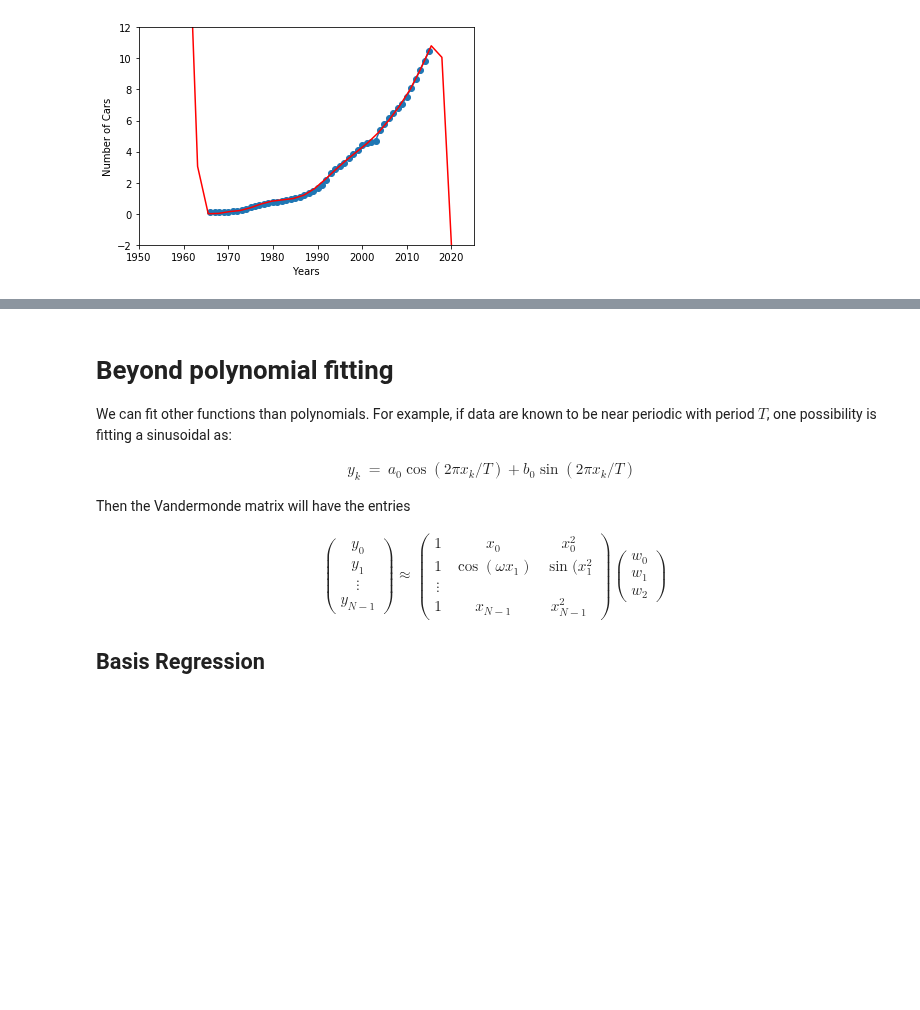
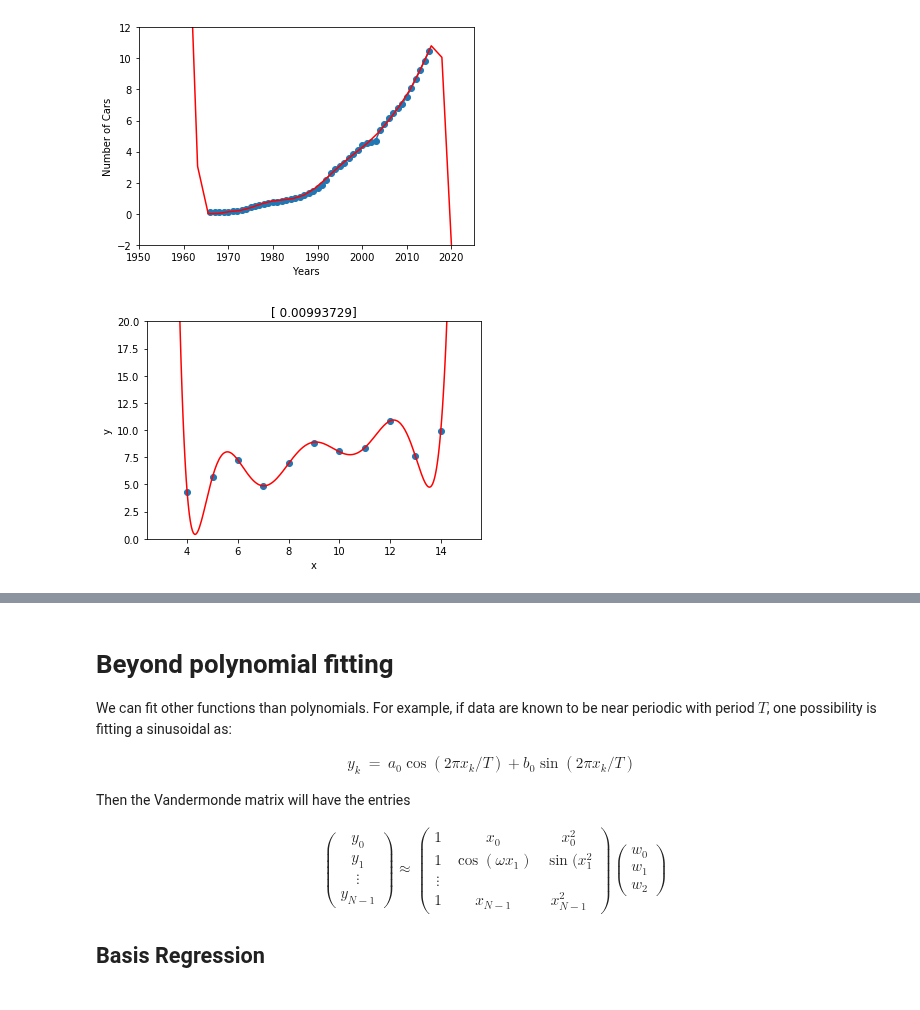
Before and after one commit to atcemgil/notes, a Jupyter notebook: Regression.ipynb, the cells around one changed output, grey strips where cells are left out. Saved outputs shown, nothing was run; the diff lists cells and outputs as text; code cells hidden in the pictures; blank space fills up the shorter version.

```diff
--- a/Regression.ipynb
+++ b/Regression.ipynb
@@ -768,3 +623,36 @@ plt.gca().set_xlim((1950,2025))
 plt.show()
 # %% [output]
 [figure]
+# %%
+N = len(x)
+x = np.array([10, 8, 13, 9, 11, 14, 6, 4, 12, 7, 5]).reshape((N,1))
+y = np.array([8.04, 6.95, 7.58, 8.81, 8.33, 9.96, 7.24, 4.26, 10.84, 4.82, 5.68]).reshape((N,1))
+#y = np.array([9.14, 8.14, 8.74, 8.77, 9.26, 8.10, 6.13, 3.10, 9.13, 7.26, 4.74]).reshape((N,1))
+#y = np.array([7.46, 6.77, 12.74, 7.11, 7.81, 8.84, 6.08, 5.39, 8.15, 6.42, 5.73]).reshape((N,1))
+
+def fit_and_plot_poly(degree):
+
+    #A = np.hstack((np.power(x,0), np.power(x,1), np.power(x,2)))
+    A = np.hstack((np.power(x,i) for i in range(degree+1)))
+    # Setup the vandermonde matrix
+    xx = np.matrix(np.linspace(np.asscalar(min(x))-1,np.asscalar(max(x))+1,300)).T
+    A2 = np.hstack((np.power(xx,i) for i in range(degree+1)))
+
+    #plt.imshow(A, interpolation='nearest')
+    # Solve the least squares problem
+    w_ls,E,rank,sigma = np.linalg.lstsq(A, y)
+    f = A2*w_ls
+    plt.plot(x, y, 'o')
+    plt.plot(xx, f, 'r')
+
+    plt.xlabel('x')
+    plt.ylabel('y')
+
+    plt.gca().set_ylim((0,20))
+    #plt.gca().set_xlim((1950,2025))
+    plt.title(E)
+    plt.show()
+
+fit_and_plot_poly(9)
+# %% [output]
+[figure, added]
```
Also changed, not shown: parts of 12 cells of this notebook, 9 other files.
